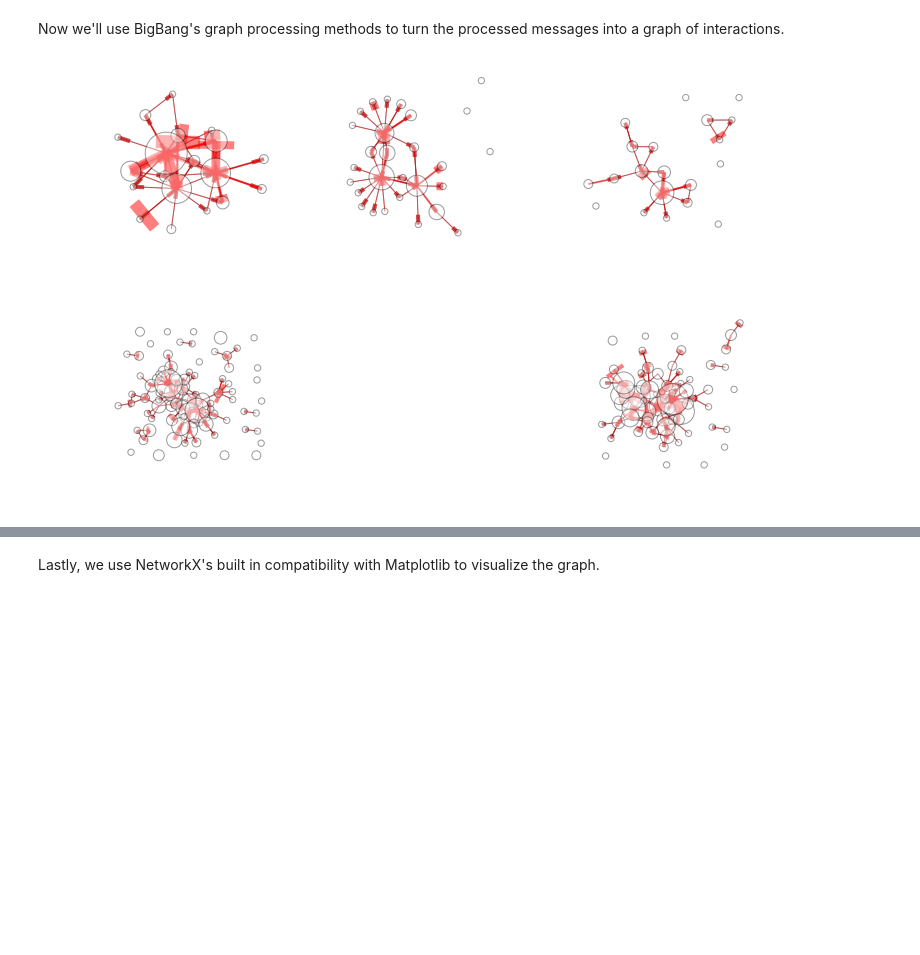
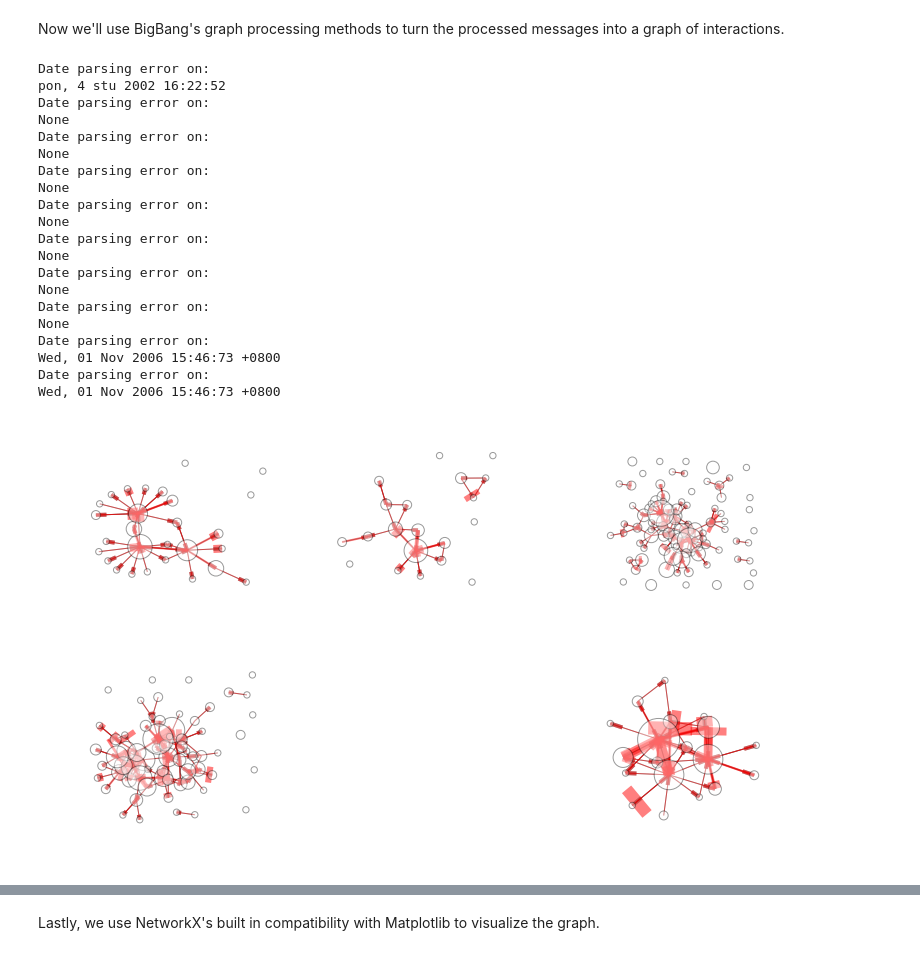
Before and after one commit to datactive/bigbang, a Jupyter notebook: examples/Show Interaction Graph.ipynb, the cells around one changed output, grey strips where cells are left out. Cells and saved outputs as stored; diff of their text form; code cells hidden in the pictures; blank space fills up the shorter version.

Commit message:
change Show Interaction Graph to have variable date window. This requires changes to graph.py to create interaction graph from a dataframe. Fixes #49

```diff
--- a/examples/Show Interaction Graph.ipynb
+++ b/examples/Show Interaction Graph.ipynb
@@ -30,0 +23,11 @@ messages = [m for ml in mls for m in ml]
+# %%
+urls = ["http://mail.scipy.org/pipermail/ipython-dev/",
+        "http://mail.scipy.org/pipermail/ipython-user/",
+        "http://mail.scipy.org/pipermail/scipy-dev/",
+        "http://mail.scipy.org/pipermail/scipy-user/",
+        "http://mail.scipy.org/pipermail/numpy-discussion/"]
+
+
+#activities = []
+
+mls = [mailman.open_list_archives(url,"../archives") for url in urls]
@@ -30,0 +42,3 @@ messages = [m for ml in mls for m in ml]
+# %%
+date_from = pd.datetime(2011,11,1,tzinfo=pytz.utc)
+date_to = pd.datetime(2011,12,1,tzinfo=pytz.utc)
@@ -31,3 +47,6 @@ messages = [m for ml in mls for m in ml]
+# %%
+def filter_by_date(df,d_from,d_to):
+    return df[(df['Date'] > d_from) & (df['Date'] < d_to)]
 # %% [markdown]
 A function for drawing interaction graphs.
 
@@ -60,12 +79,34 @@ Now we'll use BigBang's graph processing methods to turn the processed messages
 # %%
 plt.figure(figsize=(12.5, 7.5))
 for i,ml in enumerate(mls):
-    ig = graph.messages_to_interaction_graph(ml)
+    df = process.messages_to_dataframe(ml)
+    dff = filter_by_date(df,date_from,date_to)
+    ig = graph.messages_to_interaction_graph(dff)
     plt.subplot(230 + i) # create a subplot keyed to the index of this ml
 
     draw_interaction_graph(ig)
 
 plt.show()
 # %% [output]
+Date parsing error on:
+pon, 4 stu 2002 16:22:52
+Date parsing error on:
+None
+Date parsing error on:
+None
+Date parsing error on:
+None
+Date parsing error on:
+None
+Date parsing error on:
+None
+Date parsing error on:
+None
+Date parsing error on:
+None
+Date parsing error on:
+Wed, 01 Nov 2006 15:46:73 +0800
+Date parsing error on:
+Wed, 01 Nov 2006 15:46:73 +0800
-[figure, old version]
+[figure, new version]
 # %%
```
Also changed, not shown: parts of 9 cells of this notebook, 2 other files.
